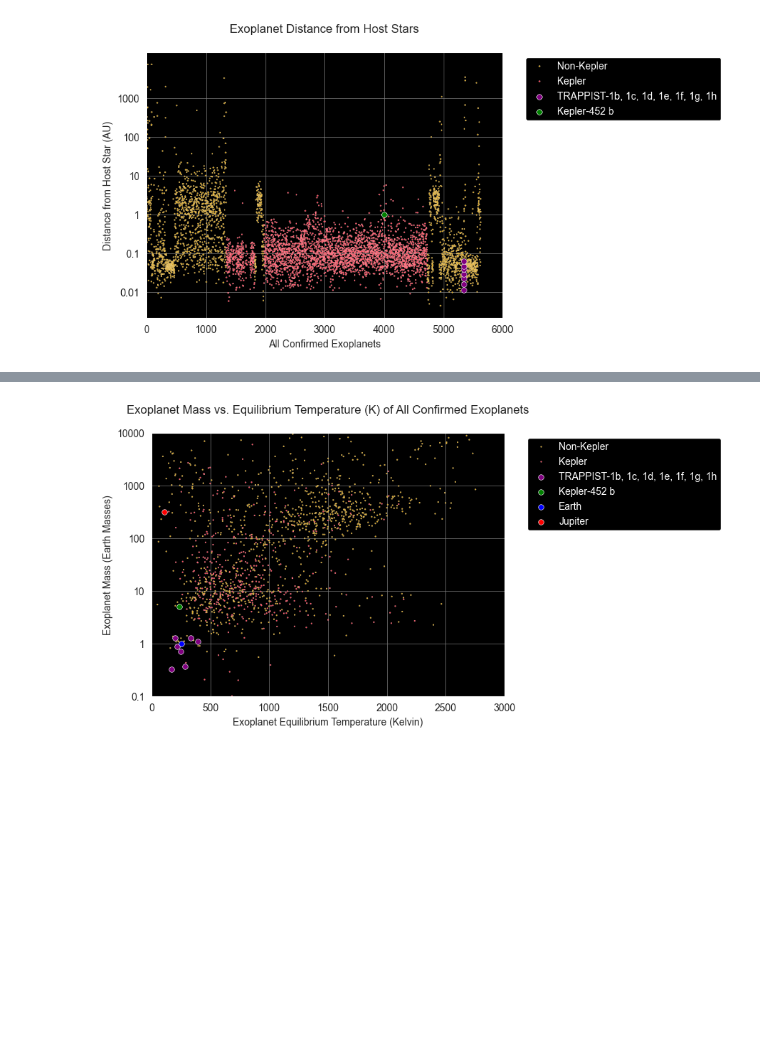
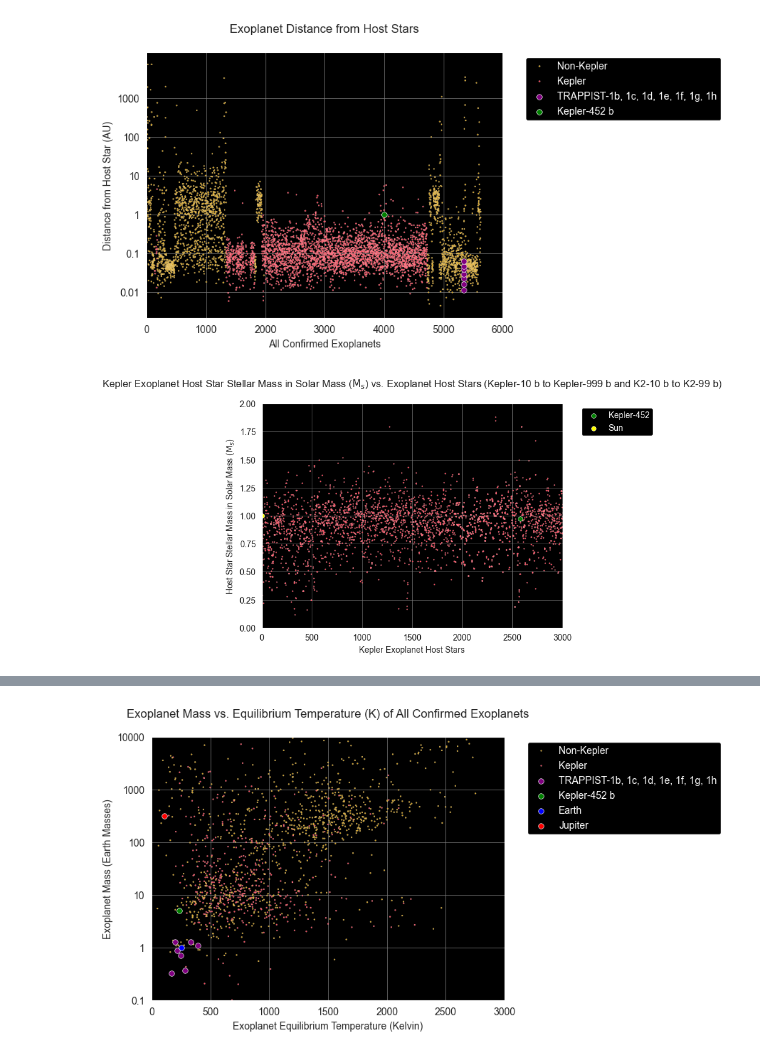
Before and after one commit to Graviton12/Exoplanet-Data-Analysis, a Jupyter notebook: exoplanetScatterplots.ipynb, the cells around one changed output, grey strips where cells are left out. Drawn from its saved outputs; the diff is of its cells as text; code cells hidden in the pictures; blank space fills up the shorter version.

```diff
--- a/exoplanetScatterplots.ipynb
+++ b/exoplanetScatterplots.ipynb
@@ -480,3 +482,52 @@ for text in legend.get_texts():
 plt.show()
 # %% [output]
 [figure]
+# %%
+# Sample data for Sun and Kepler-452 b
+sun = pd.DataFrame({
+    'host_star_name': ['Sun'],
+    'stellar_mass_solar_mass': [1],  # Sun's mass in solar masses
+    'discovery_order': [1500],  # Arbitrary value for plotting the Sun in discovery order
+})
+
+# Filter only Kepler exoplanets
+kepler_exoplanets = filtered_exoplanets[
+    filtered_exoplanets['planet_name'].str.startswith('Kepler-') |
+    filtered_exoplanets['planet_name'].str.startswith('K2-') |
+    filtered_exoplanets['planet_name'].str.startswith('EPIC') |
+    filtered_exoplanets['planet_name'].str.startswith('KOI')
+].copy()
+
+# Combine the highlighted points DataFrame with the original DataFrame
+combined_data = pd.concat([kepler_exoplanets, sun], ignore_index=True)
+
+sns.set_style("darkgrid", {"axes.facecolor": "black"})
+
+# Scatter Plot: Host Star's Stellar Mass vs. Host Star Name
+sns.scatterplot(data=combined_data, x=combined_data.index, y='stellar_mass_solar_mass', color='#FD4659', s=2)
+plt.xlabel('Kepler Exoplanet Host Stars')
+plt.ylabel('Host Star Stellar Mass in Solar Mass ($\mathrm{M}_{s}$)')
+plt.title('Kepler Exoplanet Host Star Stellar Mass in Solar Mass ($\mathrm{M}_{s}$) vs. Exoplanet Host Stars (Kepler-10 b to Kepler-999 b and K2-10 b to K2-99 b)', pad=20)
+
+plt.ylim(0, 2)
+
+plt.xlim(0, 3000)
+
+# Highlight specific point for Kepler-452 b
+highlighted_kepler452b = combined_data[combined_data['host_star_name'] == 'Kepler-452']
+sns.scatterplot(data=highlighted_kepler452b, x=highlighted_kepler452b.index, y='stellar_mass_solar_mass', color='green', edgecolor='white', s=30, label='Kepler-452')
+
+# Highlight specific point for the Sun
+sns.scatterplot(data=sun, x=sun.index, y='stellar_mass_solar_mass', color='yellow', edgecolor='white', s=30, label='Sun')
+
+# Change the grid color to be more visible on black background
+plt.grid(color='gray', linestyle='-', linewidth=0.5)
+
+# Adjust the legend to show only highlighted points
+legend = plt.legend(facecolor='black', edgecolor='white', framealpha=1, fontsize=10, bbox_to_anchor=(1.05, 1), loc='upper left')
+for text in legend.get_texts():
+    text.set_color('white')
+
+plt.show()
+# %% [output]
+[figure, added]
```
Also changed, not shown: parts of 14 cells of this notebook.
